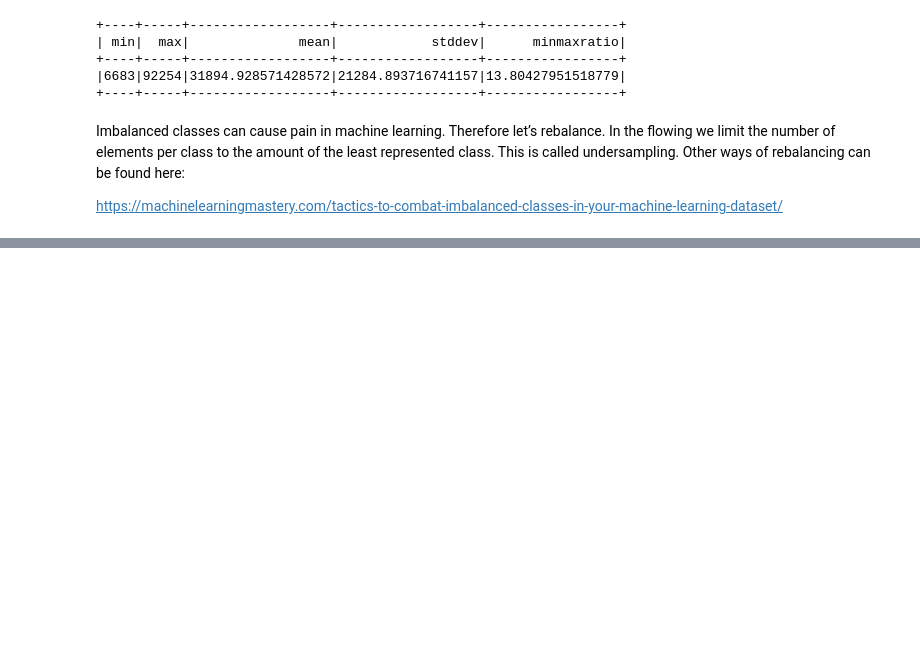
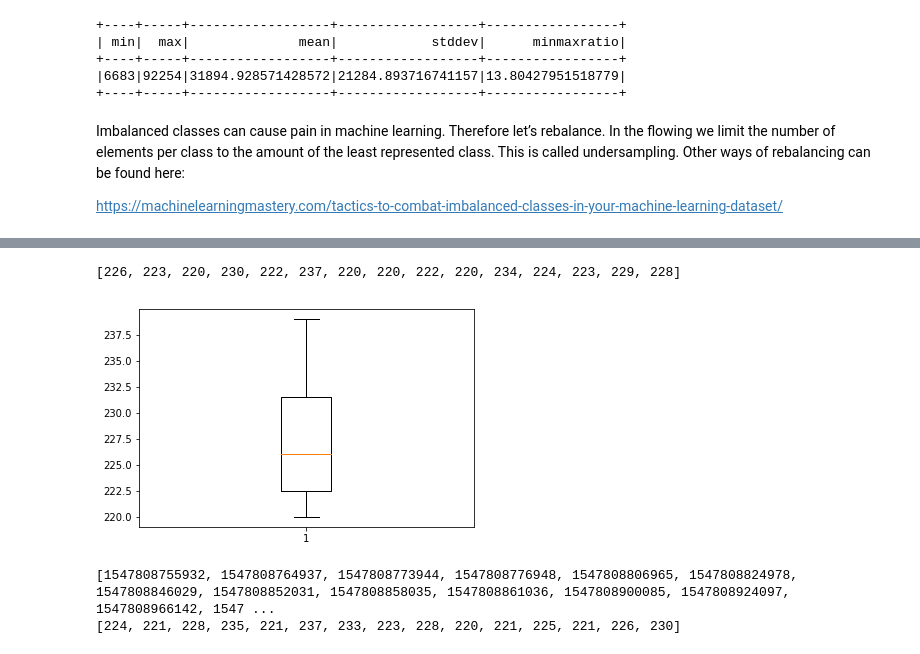
Before and after one commit to aditya-nt/IBMWatsonStudio, a Jupyter notebook: Scalable Machine Learning on Big Data using Apache Spark/Tutorail-w1-ApacheSpark.ipynb, the cells around one changed output, grey strips where cells are left out. Drawn from its saved outputs; the diff is of its cells as text; code cells hidden in the pictures; blank space fills up the shorter version.

```diff
--- a/Scalable Machine Learning on Big Data using Apache Spark/Tutorail-w1-ApacheSpark.ipynb
+++ b/Scalable Machine Learning on Big Data using Apache Spark/Tutorail-w1-ApacheSpark.ipynb
@@ -434,0 +501,8 @@ SyntaxError: invalid syntax (<ipython-input-51-f4acff06b330>, line 1)
+# %%
+result = spark.sql("select voltage from washing where voltage is not null")
+result_array = result.rdd.map(lambda row : row.voltage).sample(False,0.1).collect()
+
+#just print the 1st 15 elements
+result_array[:15]
+# %% [output]
+[226, 223, 220, 230, 222, 237, 220, 220, 222, 220, 234, 224, 223, 229, 228]
@@ -434,0 +511,16 @@ SyntaxError: invalid syntax (<ipython-input-51-f4acff06b330>, line 1)
+# %%
+import matplotlib.pyplot as plt
+plt.boxplot(result_array)
+plt.show()
+# %% [output]
+[figure, added]
+# %%
+result = spark.sql("select voltage,ts from washing where voltage is not null order by ts asc")
+result_rdd = result.rdd.sample(False,0.1).map(lambda row : (row.ts,row.voltage))
+result_array_ts = result_rdd.map(lambda ts_voltage: ts_voltage[0]).collect()
+result_array_voltage = result_rdd.map(lambda ts_voltage: ts_voltage[1]).collect()
+print(result_array_ts[:15])
+print(result_array_voltage[:15])
+# %% [output]
+[1547808755932, 1547808764937, 1547808773944, 1547808776948, 1547808806965, 1547808824978, 1547808846029, 1547808852031, 1547808858035, 1547808861036, 1547808900085, 1547808924097, 1547808966142, 1547 ...
+[224, 221, 228, 235, 221, 237, 233, 223, 228, 220, 221, 225, 221, 226, 230]
```
Also changed, not shown: parts of 29 cells of this notebook.
